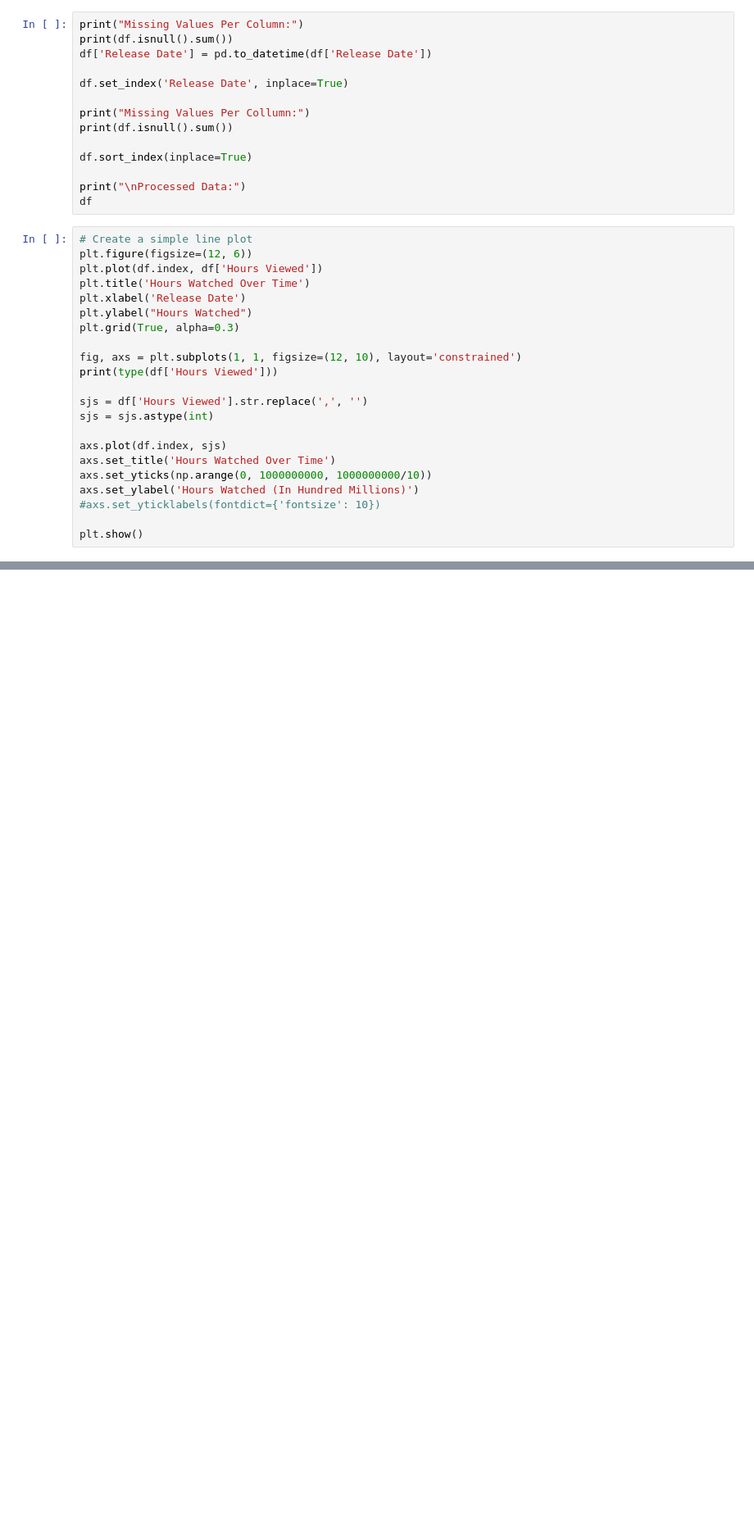
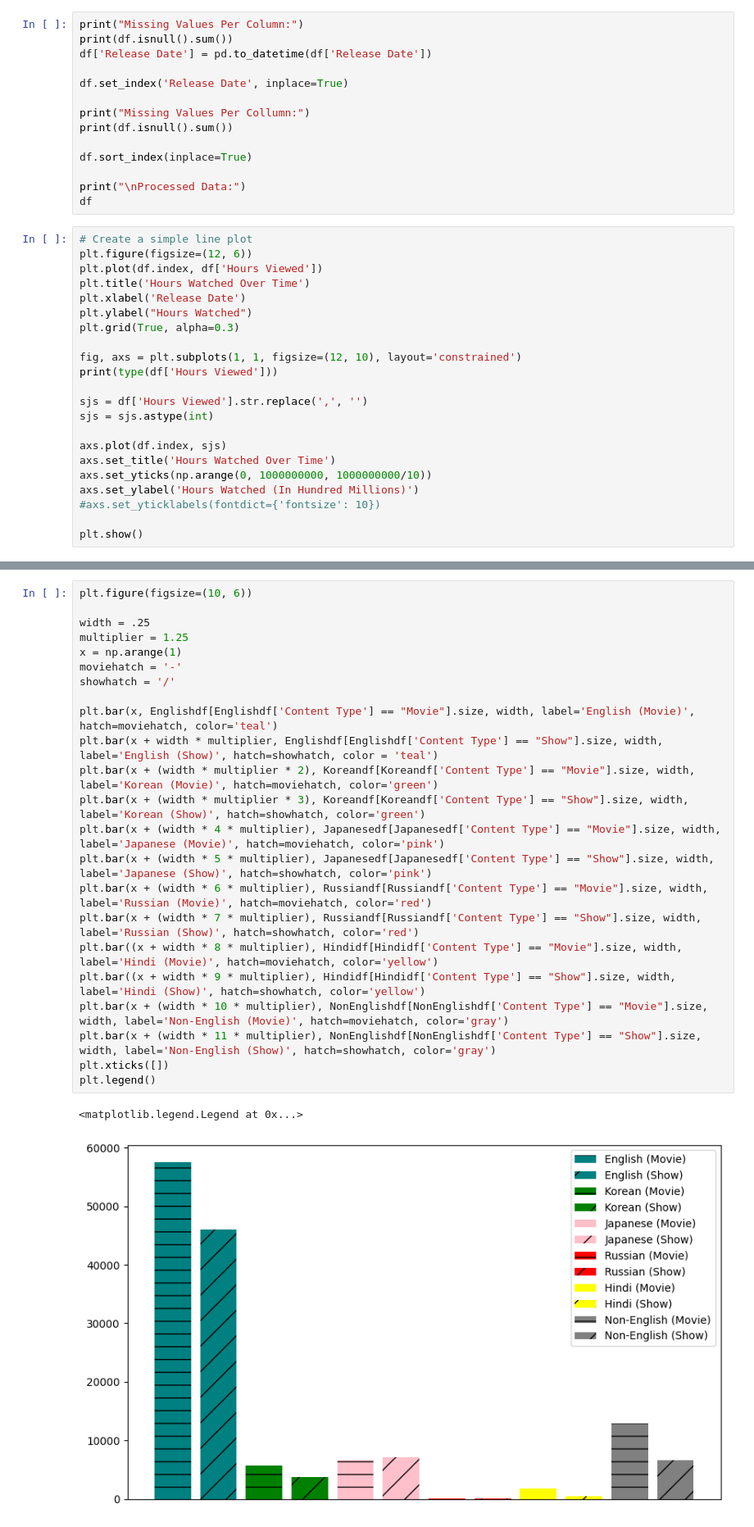
Before and after one commit to Basketj05/NetflixAnalysis, a Jupyter notebook: NetflixAnalysis.ipynb, the cells around one changed output, grey strips where cells are left out. Shown: that part at 82% size. Drawn from its saved outputs; the diff is of its cells as text; blank space fills up the shorter version.

```diff
--- a/NetflixAnalysis.ipynb
+++ b/NetflixAnalysis.ipynb
@@ -112,0 +152,26 @@ Showdf = df[df['Content Type'] == "Show"].copy()
+# %%
+plt.figure(figsize=(10, 6))
+
+width = .25
+multiplier = 1.25
+x = np.arange(1)
+moviehatch = '-'
+showhatch = '/'
+
+plt.bar(x, Englishdf[Englishdf['Content Type'] == "Movie"].size, width, label='English (Movie)', hatch=moviehatch, color='teal')
+plt.bar(x + width * multiplier, Englishdf[Englishdf['Content Type'] == "Show"].size, width, label='English (Show)', hatch=showhatch, color = 'teal')
+plt.bar(x + (width * multiplier * 2), Koreandf[Koreandf['Content Type'] == "Movie"].size, width, label='Korean (Movie)', hatch=moviehatch, color='green')
+plt.bar(x + (width * multiplier * 3), Koreandf[Koreandf['Content Type'] == "Show"].size, width, label='Korean (Show)', hatch=showhatch, color='green')
+plt.bar(x + (width * 4 * multiplier), Japanesedf[Japanesedf['Content Type'] == "Movie"].size, width, label='Japanese (Movie)', hatch=moviehatch, color='pink')
+plt.bar(x + (width * 5 * multiplier), Japanesedf[Japanesedf['Content Type'] == "Show"].size, width, label='Japanese (Show)', hatch=showhatch, color='pink')
+plt.bar(x + (width * 6 * multiplier), Russiandf[Russiandf['Content Type'] == "Movie"].size, width, label='Russian (Movie)', hatch=moviehatch, color='red')
+plt.bar(x + (width * 7 * multiplier), Russiandf[Russiandf['Content Type'] == "Show"].size, width, label='Russian (Show)', hatch=showhatch, color='red')
+plt.bar((x + width * 8 * multiplier), Hindidf[Hindidf['Content Type'] == "Movie"].size, width, label='Hindi (Movie)', hatch=moviehatch, color='yellow')
+plt.bar((x + width * 9 * multiplier), Hindidf[Hindidf['Content Type'] == "Show"].size, width, label='Hindi (Show)', hatch=showhatch, color='yellow')
+plt.bar(x + (width * 10 * multiplier), NonEnglishdf[NonEnglishdf['Content Type'] == "Movie"].size, width, label='Non-English (Movie)', hatch=moviehatch, color='gray')
+plt.bar(x + (width * 11 * multiplier), NonEnglishdf[NonEnglishdf['Content Type'] == "Show"].size, width, label='Non-English (Show)', hatch=showhatch, color='gray')
+plt.xticks([])
+plt.legend()
+# %% [output]
+<matplotlib.legend.Legend at 0x...>
+[figure, added]
```
Also changed, not shown: parts of 6 cells of this notebook.
